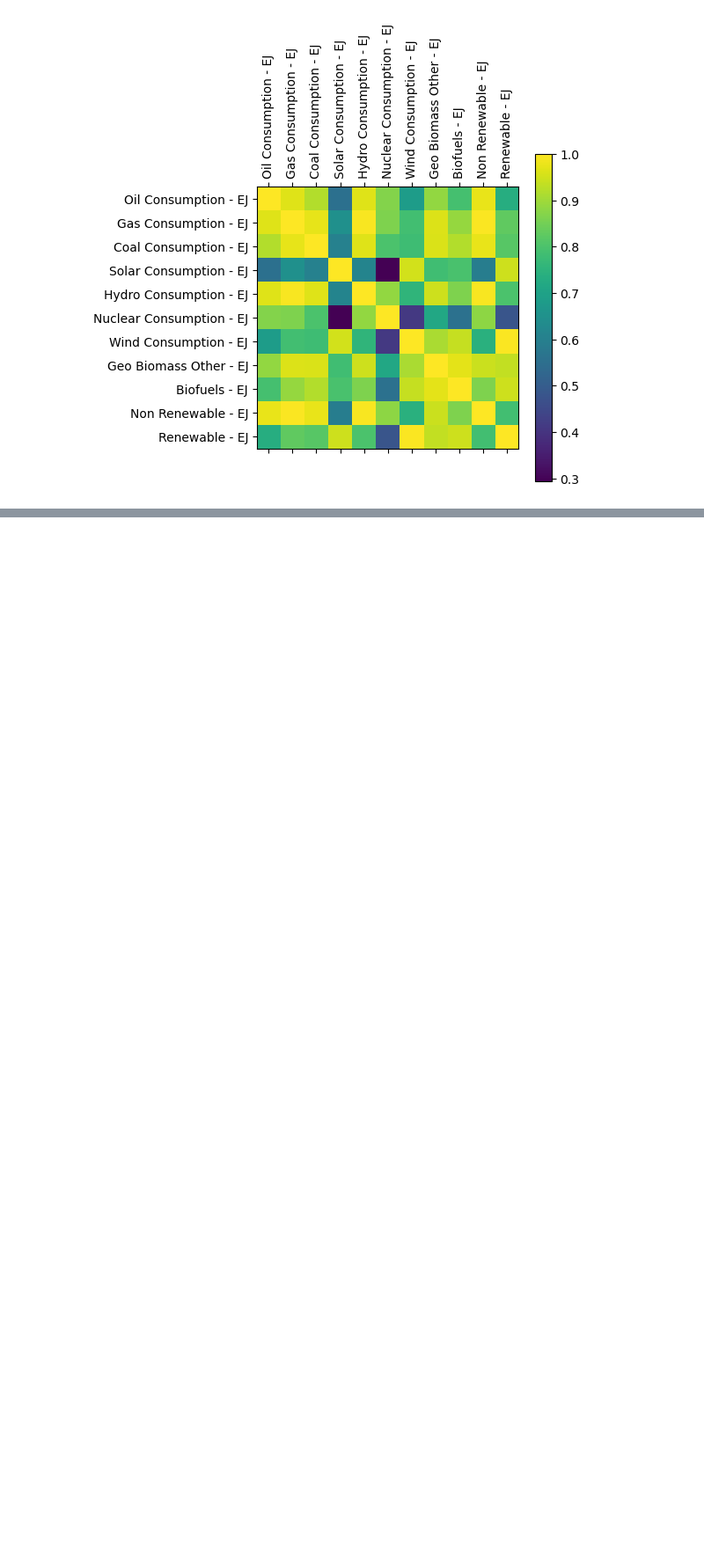
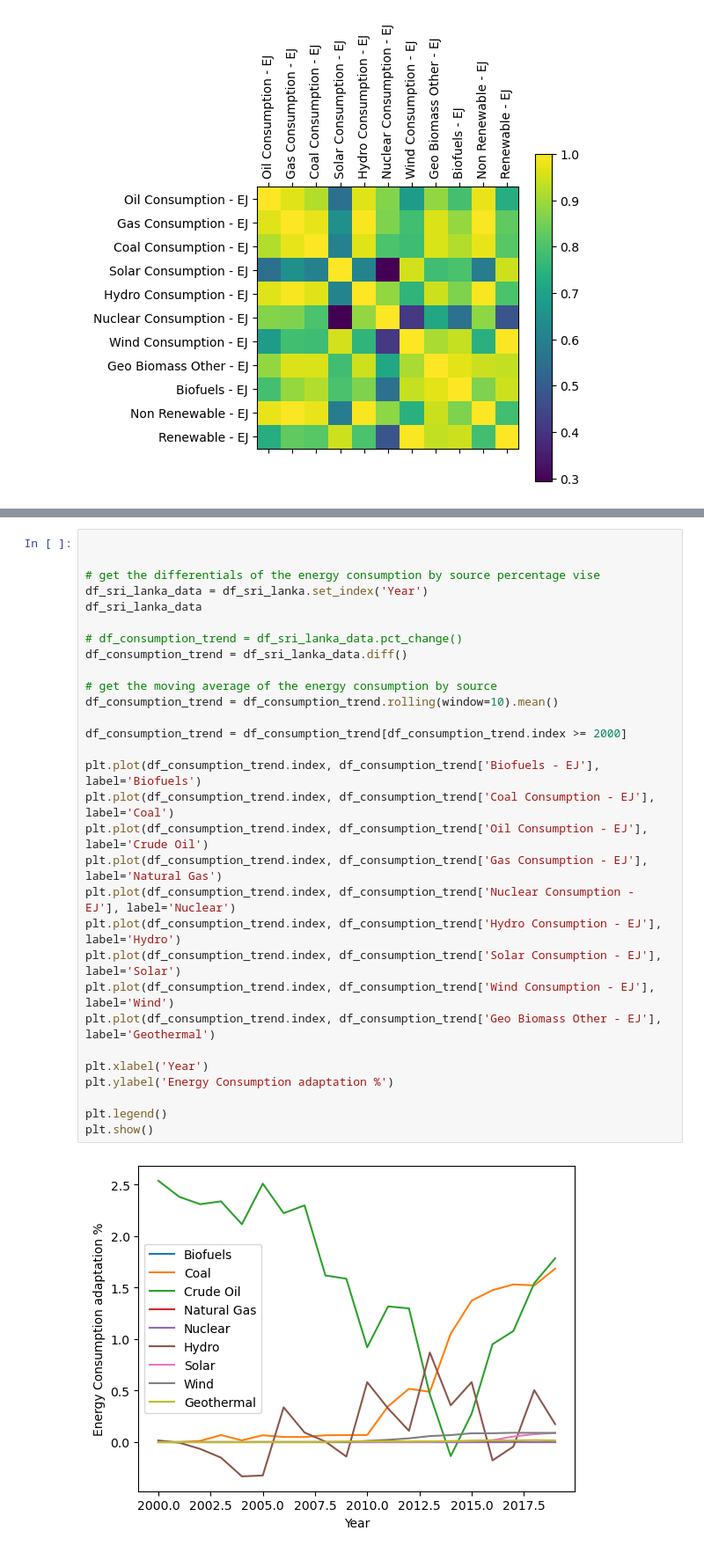
Before and after one commit to IsuruJayamanne/project-ds-energy-source-data-analysis, a Jupyter notebook: project.ipynb, the cells around one changed output, grey strips where cells are left out. Shown at 88% size. Saved outputs shown, nothing was run; the diff lists cells and outputs as text; blank space fills up the shorter version.

```diff
--- a/project.ipynb
+++ b/project.ipynb
@@ -215,0 +254,32 @@ plt.show()
+# %%
+
+
+# get the differentials of the energy consumption by source percentage vise
+df_sri_lanka_data = df_sri_lanka.set_index('Year')
+df_sri_lanka_data
+
+# df_consumption_trend = df_sri_lanka_data.pct_change()
+df_consumption_trend = df_sri_lanka_data.diff()
+
+# get the moving average of the energy consumption by source
+df_consumption_trend = df_consumption_trend.rolling(window=10).mean()
+
+df_consumption_trend = df_consumption_trend[df_consumption_trend.index >= 2000]
+
+plt.plot(df_consumption_trend.index, df_consumption_trend['Biofuels - EJ'], label='Biofuels')
+plt.plot(df_consumption_trend.index, df_consumption_trend['Coal Consumption - EJ'], label='Coal')
+plt.plot(df_consumption_trend.index, df_consumption_trend['Oil Consumption - EJ'], label='Crude Oil')
+plt.plot(df_consumption_trend.index, df_consumption_trend['Gas Consumption - EJ'], label='Natural Gas')
+plt.plot(df_consumption_trend.index, df_consumption_trend['Nuclear Consumption - EJ'], label='Nuclear')
+plt.plot(df_consumption_trend.index, df_consumption_trend['Hydro Consumption - EJ'], label='Hydro')
+plt.plot(df_consumption_trend.index, df_consumption_trend['Solar Consumption - EJ'], label='Solar')
+plt.plot(df_consumption_trend.index, df_consumption_trend['Wind Consumption - EJ'], label='Wind')
+plt.plot(df_consumption_trend.index, df_consumption_trend['Geo Biomass Other - EJ'], label='Geothermal')
+
+plt.xlabel('Year')
+plt.ylabel('Energy Consumption adaptation %')
+
+plt.legend()
+plt.show()
+# %% [output]
+[figure, added]
```
Also changed, not shown: parts of 2 cells of this notebook.
